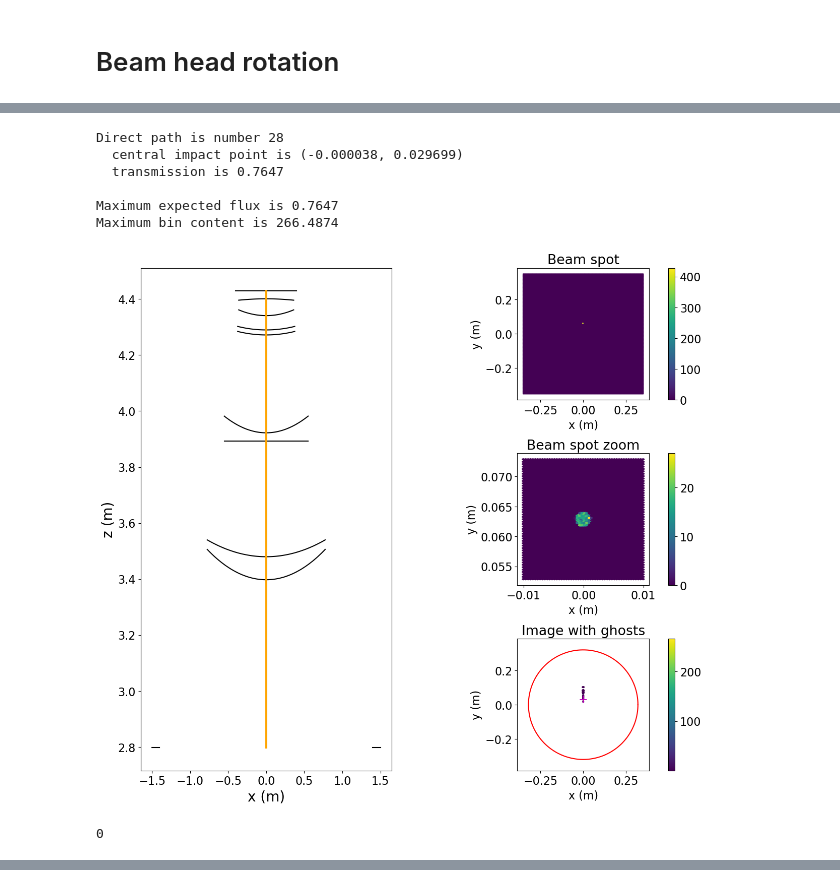
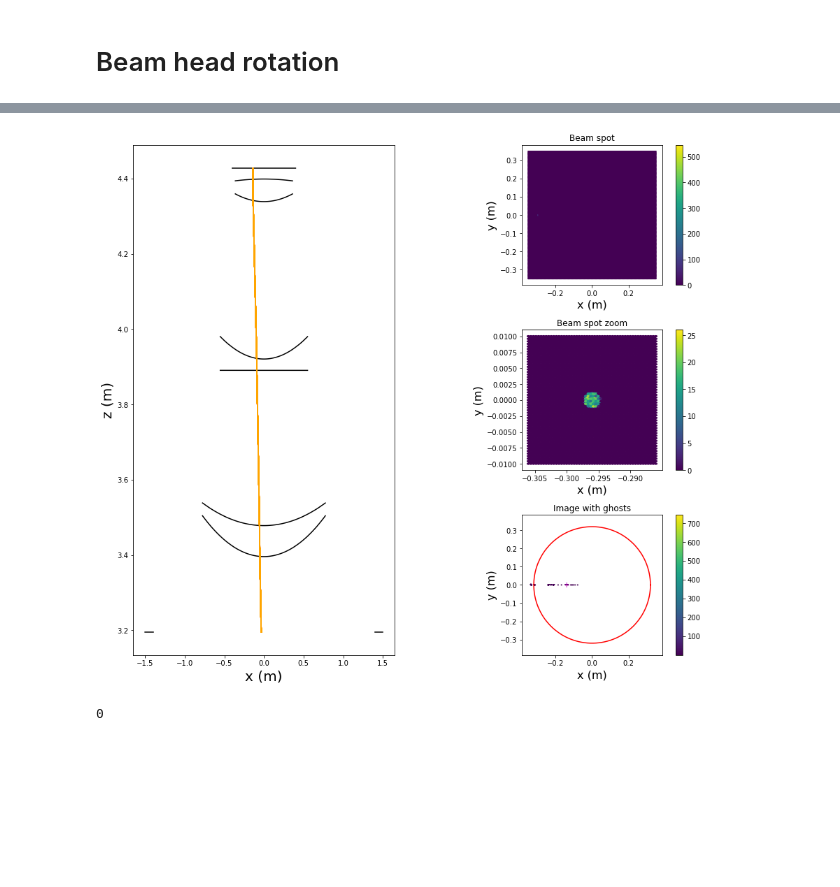
Before and after one commit to lsst-camera-dh/ghosts, a Jupyter notebook: notebooks/LSST_CCOB_beam_head_rotation.ipynb, the cells around one changed output, grey strips where cells are left out. Cells and saved outputs as stored; diff of their text form; code cells hidden in the pictures; blank space fills up the shorter version.

```diff
--- a/notebooks/LSST_CCOB_beam_head_rotation.ipynb
+++ b/notebooks/LSST_CCOB_beam_head_rotation.ipynb
@@ -80,8 +118,10 @@ Maximum bin content is 778.5505
 0
 # %%
-# check that the u=0 and b>0 moves beam on +x (cf. Andy)
+# Check that U=0, B rotates the Y axis, B>0 -> +X
 center = copy.deepcopy(BEAM_CONFIG_0)
-test_beam = config_from_angles(center, u=0, b=2.5)
+center['n_photons'] = 1000
+
+test_beam = beam.rotate_config_to_ub(center, u=0, b=2.5)
 
 # Run simulation with standard beam config
 trace_full, r_forward, r_reverse, rays = simulator.run_simulation(telescope, beam_config=test_beam)
@@ -138,19 +154,13 @@ Maximum bin content is 673.0708
-# %%
-# check that with u=large and b=5 the beams rotates around the clock
-center = copy.deepcopy(BEAM_CONFIG_0)
-test_beam = config_from_angles(center, u=540, b=5)
-
-# Run simulation with standard beam config
-trace_full, r_forward, r_reverse, rays = simulator.run_simulation(telescope, beam_config=test_beam)
-simulation = [trace_full, r_forward, r_reverse, rays]
-# Check setup
-plotter.plot_setup(telescope, simulation)
-# %% [output]
-Direct path is number 28
-  central impact point is (-0.000038, 0.029699)
-  transmission is 0.7647
-
-Maximum expected flux is 0.7647
-Maximum bin content is 266.4874
-[figure, removed]
-0
+# %%
+# Check that U=0, B rotates the Y axis, B<0 -> -X
+center = copy.deepcopy(BEAM_CONFIG_0)
+center['n_photons'] = 1000
+
+test_beam = beam.rotate_config_to_ub(center, u=0, b=-5)
+
+# Run simulation with standard beam config
+trace_full, r_forward, r_reverse, rays = simulator.run_simulation(telescope, beam_config=test_beam)
+simulation = [trace_full, r_forward, r_reverse, rays]
+# Check setup
+plotter.plot_setup(telescope, simulation)
+# %% [output]
@@ -156,0 +187,2 @@ Maximum bin content is 266.4874
+[figure, added]
+0
```
Also changed, not shown: parts of 12 cells of this notebook, 18 other files.
